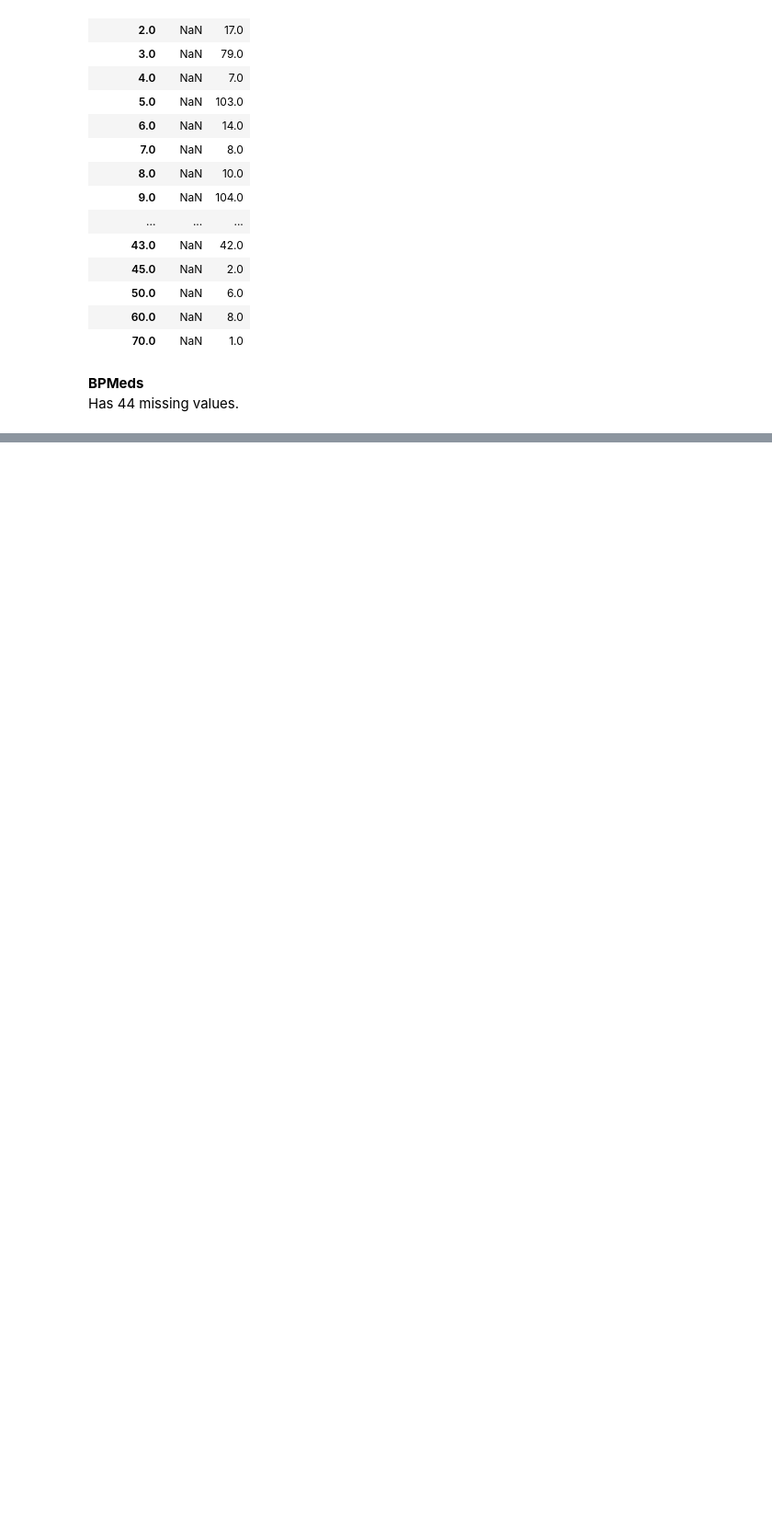
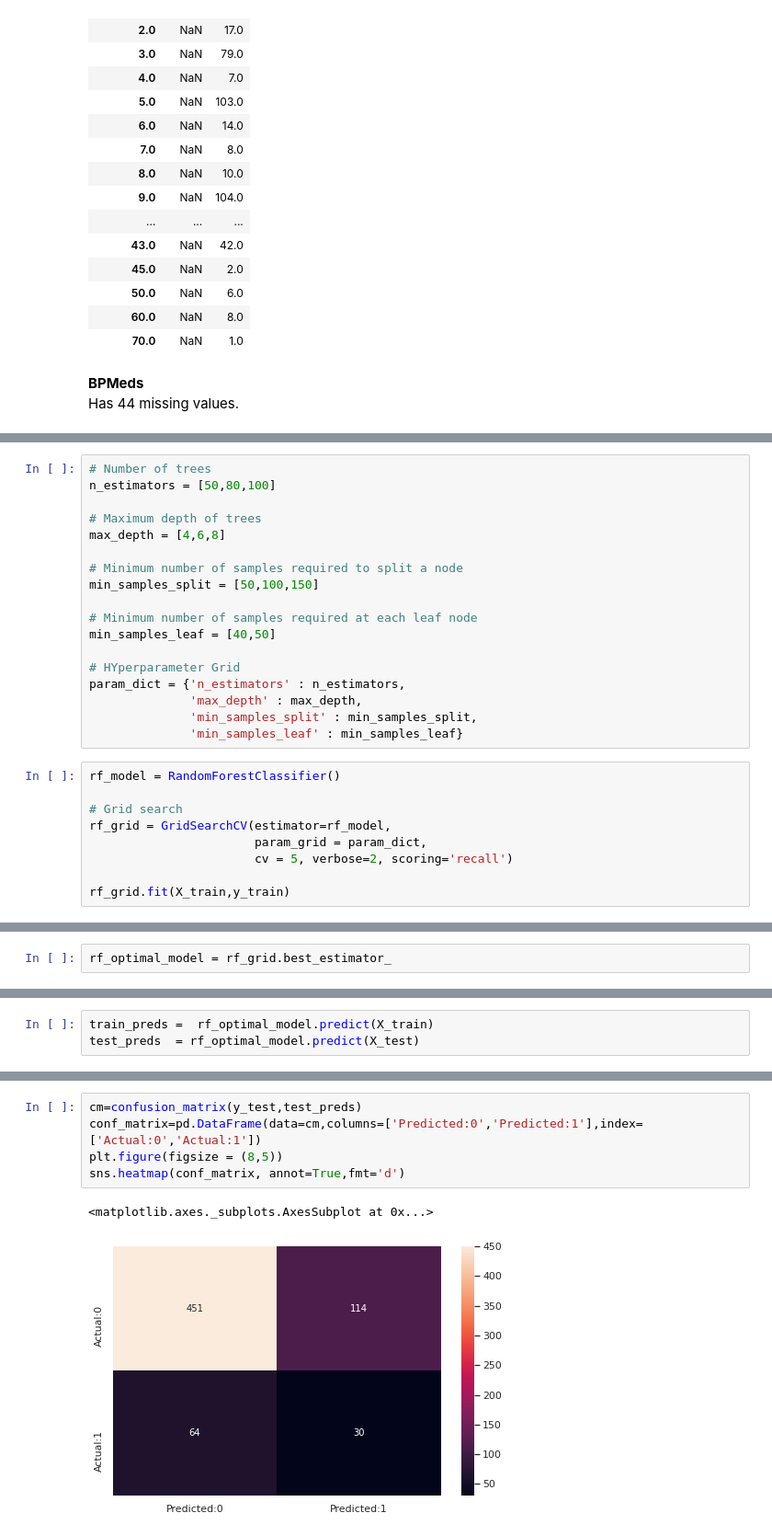
Before and after one commit to nikhilans/CHDRisk-Classification, a Jupyter notebook: CH_Nikhila_N_S_Cardiovascular_Risk_Prediction.ipynb, the cells around one changed output, grey strips where cells are left out. Shown at 92% size. Cells and saved outputs as stored; diff of their text form; blank space fills up the shorter version.

```diff
--- a/CH_Nikhila_N_S_Cardiovascular_Risk_Prediction.ipynb
+++ b/CH_Nikhila_N_S_Cardiovascular_Risk_Prediction.ipynb
@@ -457,0 +811,27 @@ from scipy.stats import mode
+# %%
+# Number of trees
+n_estimators = [50,80,100]
+
+# Maximum depth of trees
+max_depth = [4,6,8]
+
+# Minimum number of samples required to split a node
+min_samples_split = [50,100,150]
+
+# Minimum number of samples required at each leaf node
+min_samples_leaf = [40,50]
+
+# HYperparameter Grid
+param_dict = {'n_estimators' : n_estimators,
+              'max_depth' : max_depth,
+              'min_samples_split' : min_samples_split,
+              'min_samples_leaf' : min_samples_leaf}
+# %%
+rf_model = RandomForestClassifier()
+
+# Grid search
+rf_grid = GridSearchCV(estimator=rf_model,
+                       param_grid = param_dict,
+                       cv = 5, verbose=2, scoring='recall')
+
+rf_grid.fit(X_train,y_train)
@@ -457,0 +893,2 @@ from scipy.stats import mode
+# %%
+rf_optimal_model = rf_grid.best_estimator_
@@ -457,0 +906,3 @@ from scipy.stats import mode
+# %%
+train_preds =  rf_optimal_model.predict(X_train)
+test_preds  = rf_optimal_model.predict(X_test)
@@ -457,0 +917,8 @@ from scipy.stats import mode
+# %%
+cm=confusion_matrix(y_test,test_preds)
+conf_matrix=pd.DataFrame(data=cm,columns=['Predicted:0','Predicted:1'],index=['Actual:0','Actual:1'])
+plt.figure(figsize = (8,5))
+sns.heatmap(conf_matrix, annot=True,fmt='d')
+# %% [output]
+<matplotlib.axes._subplots.AxesSubplot at 0x...>
+[figure, added]
```
Also changed, not shown: parts of 68 cells of this notebook.
